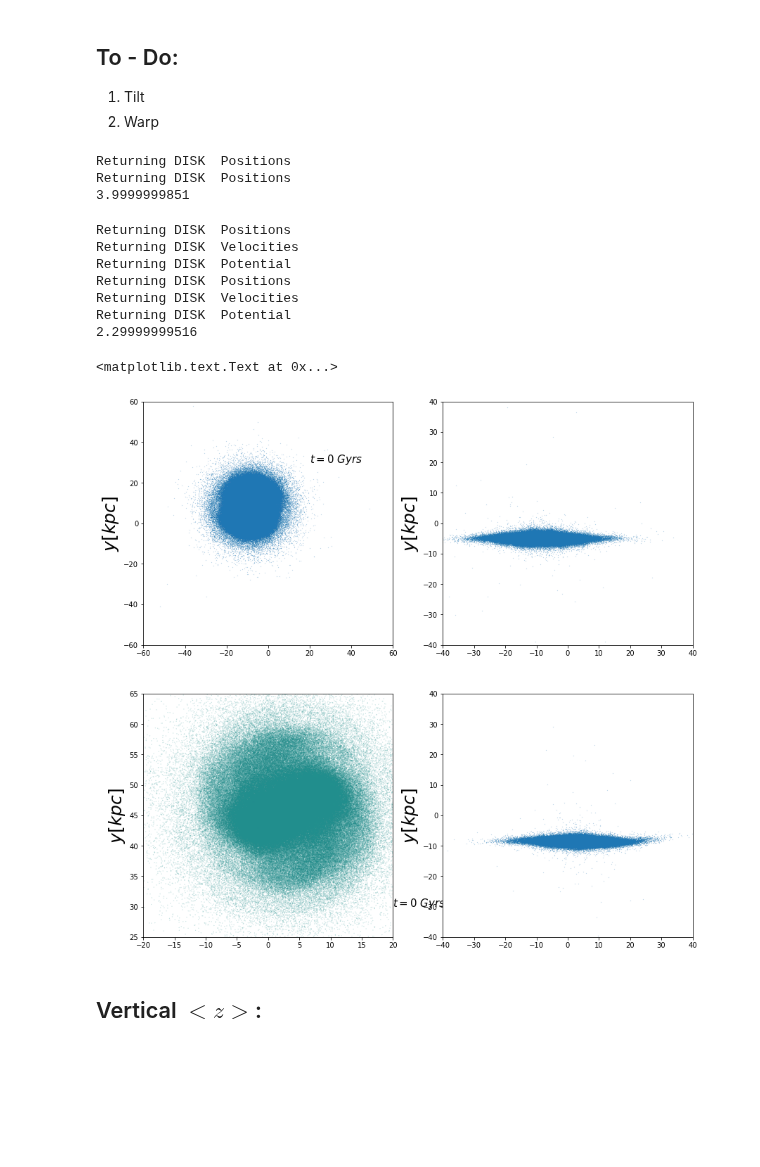
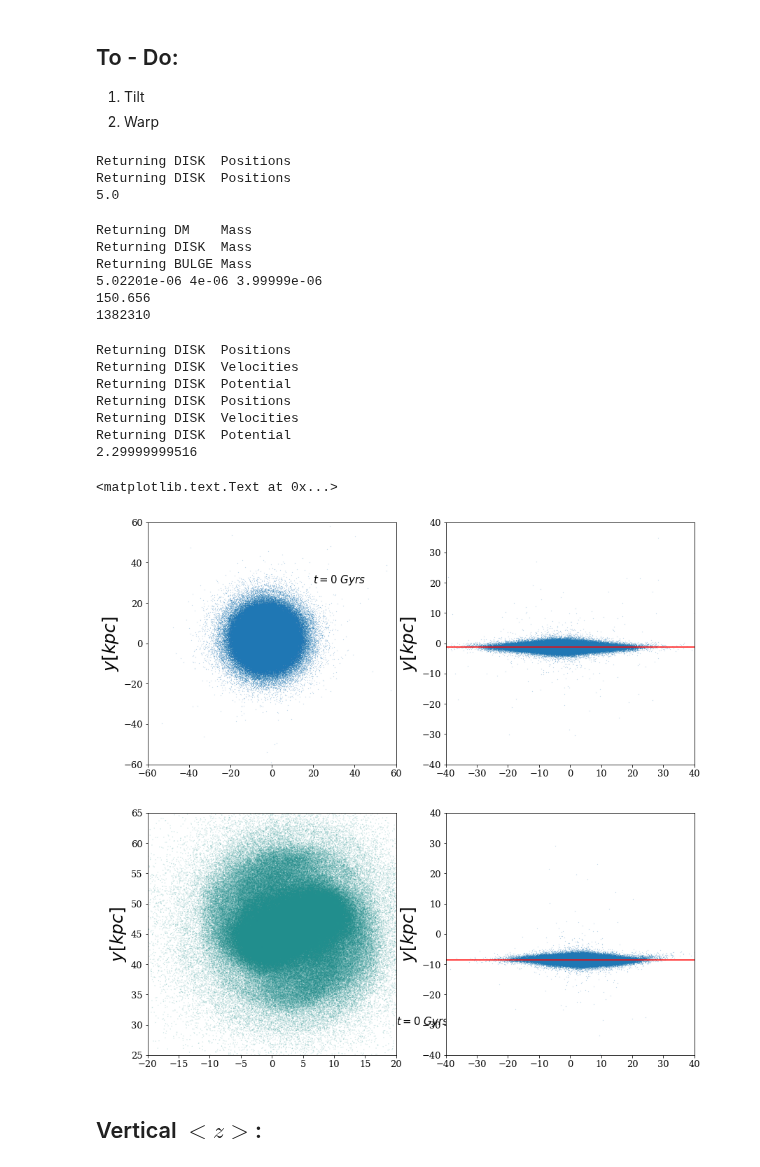
Before and after one commit to jngaravitoc/LMC-MW, a Jupyter notebook: code/MW_disk/MW2_disk_stability.ipynb, the cells around one changed output. Saved outputs shown, nothing was run; the diff lists cells and outputs as text; code cells hidden in the pictures; blank space fills up the shorter version.

```diff
--- a/code/MW_disk/MW2_disk_stability.ipynb
+++ b/code/MW_disk/MW2_disk_stability.ipynb
@@ -25,14 +25,29 @@ def angular_momentum(r, v):
     return L
 # %%
 path_to_sims = '/media/ngaravito/4fb4fd3d-1665-4892-a18d-bdbb1185a07b/simulations/'
-disk_pos1 = readsnap(path_to_sims+'MW2_40M/MW2UHRvir_000', 'pos', 'disk')
-disk_pos2 = readsnap(path_to_sims+'MW2_40M/MW2UHRvir_008', 'pos', 'disk')
-disk_pos2_t = readheader(path_to_sims+'MW2_40M/MW2UHRvir_008', 'time')
+disk_pos1 = readsnap(path_to_sims+'MW2_40M_same_pmass/MW2_40M_vir_000', 'pos', 'disk')
+disk_pos2 = readsnap(path_to_sims+'MW2_40M_same_pmass/MW2_40M_vir_010', 'pos', 'disk')
+disk_pos2_t = readheader(path_to_sims+'MW2_40M_same_pmass/MW2_40M_vir_025', 'time')
 print(disk_pos2_t)
 # %% [output]
 Returning DISK  Positions
 Returning DISK  Positions
-3.9999999851
+5.0
+# %%
+halo_mass = readsnap(path_to_sims+'MW2_40M_same_pmass/MW2_40M_vir_000', 'mass', 'dm')
+disk_mass = readsnap(path_to_sims+'MW2_40M_same_pmass/MW2_40M_vir_000', 'mass', 'disk')
+bulge_mass = readsnap(path_to_sims+'MW2_40M_same_pmass/MW2_40M_vir_000', 'mass', 'bulge')
+
+print(halo_mass[0], disk_mass[0], bulge_mass[0])
+print(sum(halo_mass))
+print(len(disk_mass))
+# %% [output]
+Returning DM    Mass
+Returning DISK  Mass
+Returning BULGE Mass
+5.02201e-06 4e-06 3.99999e-06
+150.656
+1382310
 # %%
 disk_pos1_LMC = readsnap(path_to_sims+'LMCMW40M/MWLMC6UHR_000', 'pos', 'disk')
 disk_vel1_LMC = readsnap(path_to_sims+'LMCMW40M/MWLMC6UHR_000', 'vel', 'disk')
@@ -59,34 +74,37 @@ figure(figsize=(14,14))
 subplot(2, 2, 1)
 scatter(disk_pos2[:,0], disk_pos2[:,1], s=0.01)
 xlim(-60, 60)
 ylim(-60, 60)
 text(20, 30, '$t=0\ Gyrs$', fontsize=15)
 ylabel('$y[kpc]$', fontsize=25)
 
 subplot(2, 2, 2)
 scatter(disk_pos2[:,0], disk_pos2[:,2], s=0.01)
 xlim(-40, 40)
 ylim(-40, 40)
+axhline(np.mean(disk_pos2[:,2]), c='r')
 ylabel('$z[kpc]$', fontsize=25)
 ylabel('$y[kpc]$', fontsize=25)
 
 subplot(2, 2, 3)
 scatter(disk_pos2_LMC[:,0], disk_pos2_LMC[:,1], c=((disk_pos2_LMC[:,2] - np.mean(disk_pos2_LMC[:,2]))/np.mean(disk_pos2_LMC[:,2]))
         ,  s=0.01, edgecolors=None)
 xlim(-20, 20)
 ylim(25, 65)
 text(20, 30, '$t=0\ Gyrs$', fontsize=15)
 ylabel('$y[kpc]$', fontsize=25)
 
 subplot(2, 2, 4)
 scatter(disk_pos2_LMC[:,0], disk_pos2_LMC[:,2] , s=0.01)
 xlim(-40, 40)
 ylim(-40, 40)
+axhline(np.mean(disk_pos2_LMC[:,2]), c='r')
+
 ylabel('$z[kpc]$', fontsize=25)
 ylabel('$y[kpc]$', fontsize=25)
 # %% [output]
 <matplotlib.text.Text at 0x...>
-[figure, old version]
+[figure, new version]
 # %% [markdown]
 ## Vertical $<z>$:
 # %%
```
